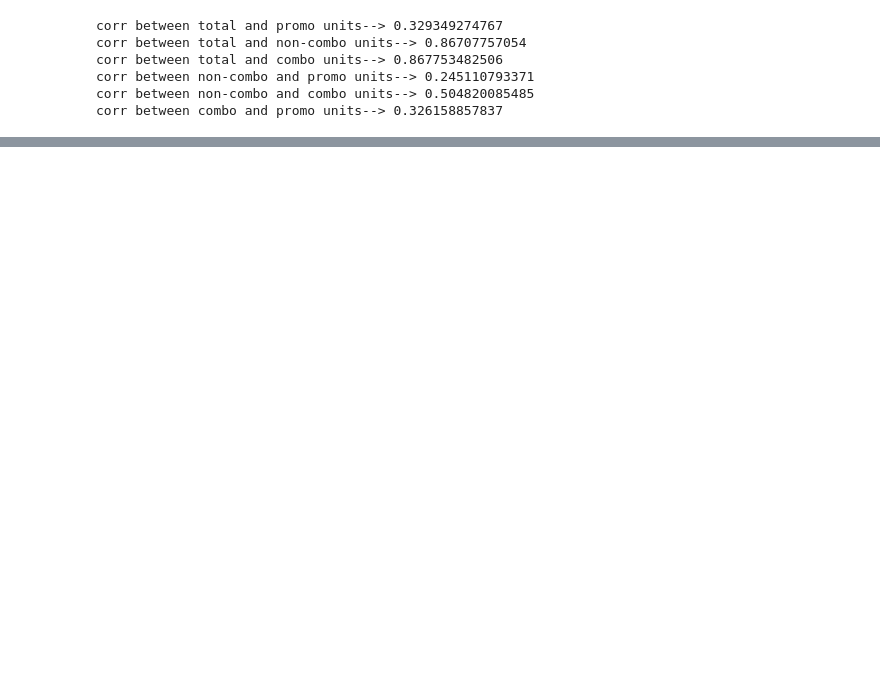
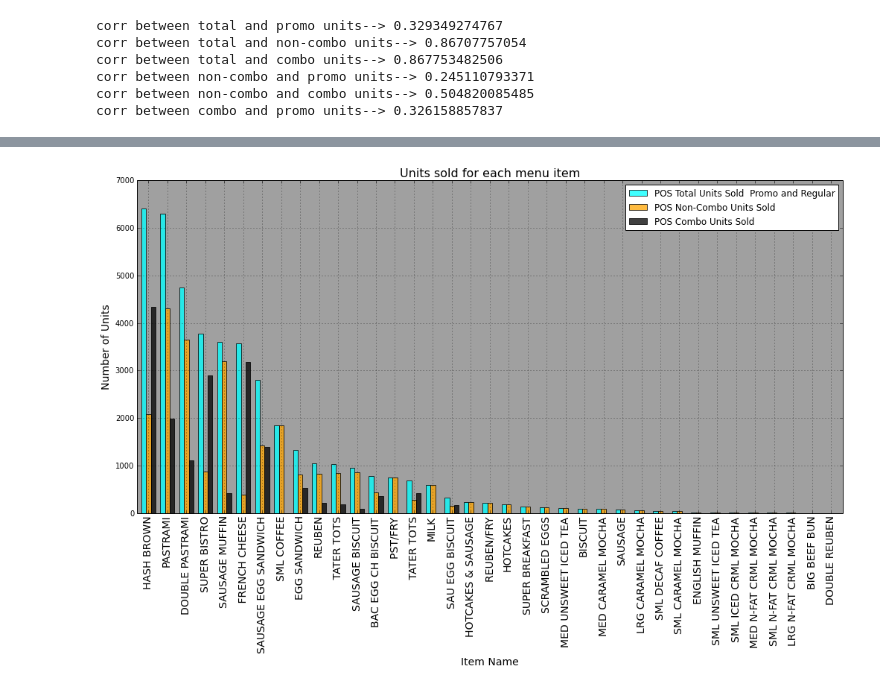
Before and after one commit to bharatreddy/wf-case-study, a Jupyter notebook: Untitled0.ipynb, the cells around one changed output, grey strips where cells are left out. Saved outputs shown, nothing was run; the diff lists cells and outputs as text; code cells hidden in the pictures; blank space fills up the shorter version.

```diff
--- a/Untitled0.ipynb
+++ b/Untitled0.ipynb
@@ -105,0 +206,69 @@ corr between combo and promo units--> 0.326158857837
+# %%
+prodSalesDF13369 = prodSalesDF[ prodSalesDF['REST_KEY'] == 13369 ]
+# get the sales of each item
+# group by the menu item and
+# get total items sold (sum)
+menuGroup13369 = prodSalesDF13369.groupby('Menu Item')
+itemsSold13369 = menuGroup13369.sum()
+# make Menu Item a column for ease of use rather than index
+# Also clean up the menu item names by taking out numbers
+# and other unwanted symbols like '-'
+itemsSold13369['Menu Item'] = itemsSold13369.index\
+        .map(lambda x: x.lstrip('0123456789-'))
+# reset index to save space
+itemsSold13369.reset_index(inplace=True, drop=True)
+itemsSold13369 = itemsSold13369[ [ 'Menu Item','POS Total Units Sold  Promo and Regular',\
+       'POS Promotion Units Sold', 'POS Units Sold',\
+       'POS Combo Units Sold', 'Revenue Total Units Sold  Promo and Regular',\
+       'Revenue Promotion Units Sold', 'Revenue Units Sold', 'Revenue Combo Units Sold'] ]
+# Get Non-combo units sold : total - combo
+itemsSold13369['POS Non-Combo Units Sold'] = \
+        itemsSold13369['POS Total Units Sold  Promo and Regular']\
+    - itemsSold13369['POS Combo Units Sold']
+itemsSold13369['Revenue Non-Combo Units Sold'] = \
+        itemsSold13369['Revenue Total Units Sold  Promo and Regular']\
+    - itemsSold13369['Revenue Combo Units Sold']
+# Get sum of sales of all items under different
+# categories like - total units sold,
+# regular units sold and combo units etc, this will
+# help us to calculate sales as percentage rather than items
+sumTotalItems = itemsSold13369['POS Total Units Sold  Promo and Regular'].sum()
+sumPromoItems = itemsSold13369['POS Promotion Units Sold'].sum()
+sumComboItems = itemsSold13369['POS Combo Units Sold'].sum()
+sumNonComboItems = itemsSold13369['POS Non-Combo Units Sold'].sum()
+# Find Sum of revenues as well
+sumRevTotal = itemsSold13369['Revenue Total Units Sold  Promo and Regular'].sum()
+sumRevPromo = itemsSold13369['Revenue Promotion Units Sold'].sum()
+sumRevCombo = itemsSold13369['Revenue Combo Units Sold'].sum()
+sumRevNonCombo = itemsSold13369['Revenue Non-Combo Units Sold'].sum()
+# get percentages and put them into diff set of cols
+itemsSold13369['Perc Total Units Sold  Promo and Regular'] = \
+    itemsSold13369['POS Total Units Sold  Promo and Regular']*100./sumTotalItems
+itemsSold13369['Perc Promotion Units Sold'] = \
+    itemsSold13369['POS Promotion Units Sold']*100./sumPromoItems
+itemsSold13369['Perc Combo Units Sold'] = \
+    itemsSold13369['POS Combo Units Sold']*100./sumComboItems
+itemsSold13369['Perc Non-Combo Units Sold'] = \
+    itemsSold13369['POS Non-Combo Units Sold']*100./sumNonComboItems
+# Plot different types of units sold
+# sort according to total units sold promo and regular column
+itemsSold13369.sort( \
+               ['POS Total Units Sold  Promo and Regular'],\
+               ascending=False, inplace=True )
+fig = plt.figure(figsize=(17,8))
+ax1 = fig.add_subplot(111)
+itemsSold13369[['POS Total Units Sold  Promo and Regular',\
+           'POS Non-Combo Units Sold', 'POS Combo Units Sold']].\
+            plot( kind='bar', use_index=True,\
+               ax=ax1, alpha=0.75,\
+               grid=True, color=['aqua','orange','black'])
+
+
+ax1.set_xlabel( 'Item Name', fontsize=14 )
+ax1.set_ylabel( 'Number of Units', fontsize=14 )
+ax1.set_xticklabels(itemsSold13369['Menu Item'].values, fontsize=14)
+ax1.set_title( 'Units sold for each menu item', fontsize=16 )
+ax1.patch.set_facecolor('gray')
+ax1.patch.set_alpha(0.75)
+# %% [output]
+[figure, added]
```
Also changed, not shown: parts of 13 cells of this notebook, 1 other file.
